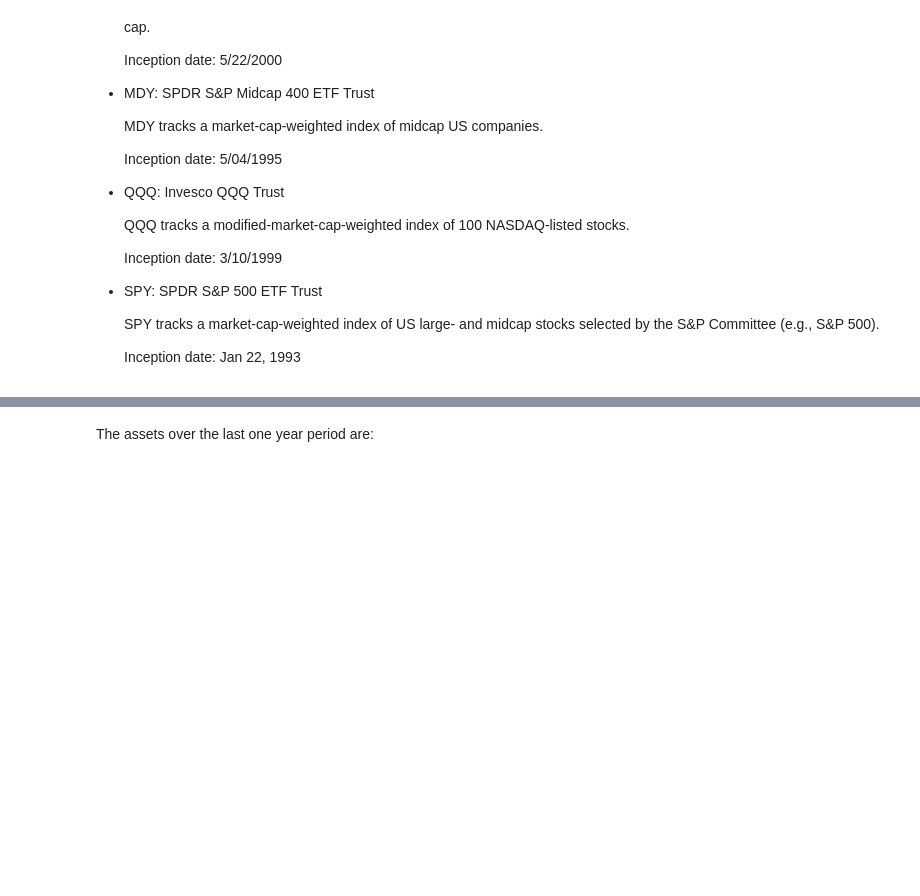
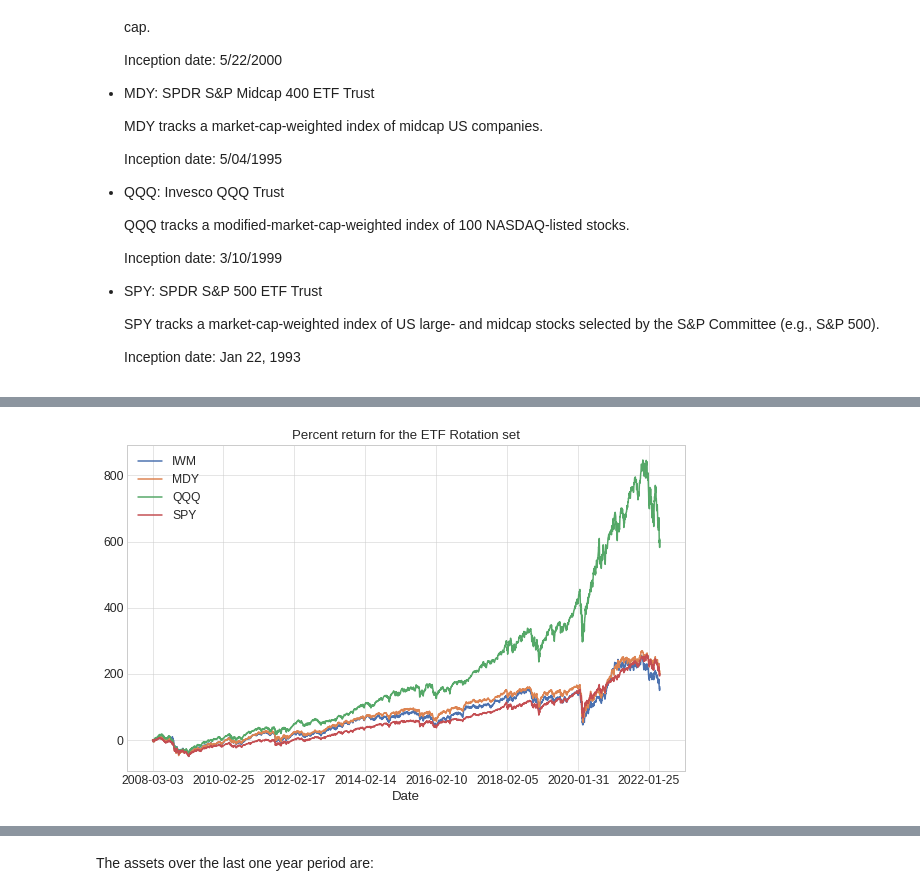
Before and after one commit to IanLKaplan/cash_trigger, a Jupyter notebook: cash_trigger.ipynb, the cells around one changed output, grey strips where cells are left out. Drawn from its saved outputs; the diff is of its cells as text; code cells hidden in the pictures; blank space fills up the shorter version.

Commit message:
Wrote code to calculate the portfolio on a period basis to verify the original calculation.

```diff
--- a/cash_trigger.ipynb
+++ b/cash_trigger.ipynb
@@ -1761,0 +1729,20 @@ plot_df.plot(grid=True, title=f'ETF Rotation with Cash Trigger, 1-year: {d1_year
+# %%
+percent_ret = percent_return_df(start_date=start_date,
+                                end_date=end_date,
+                                prices_df=rotation_etf_close)
+percent_ret.plot(grid=True, title='Percent return for the ETF Rotation set', figsize=(10,6))
+
+
+etf_rotation_portfolio_df, t = portfolio_return(holdings=holdings,
+                                               risk_asset=rotation_etf_shy,
+                                               bond_asset=cash_trigger_bond_adjclose,
+                                               spy_data=spy_data,
+                                               start_date=start_date,
+                                               end_date=end_date
+                                               )
+
+plot_df = build_plot_data(holdings=holdings,
+                          portfolio_df=etf_rotation_portfolio_df,
+                          spy_df=spy_close)
+# %% [output]
+[figure, added]
```
Also changed, not shown: parts of 18 cells of this notebook, 1 other file.
